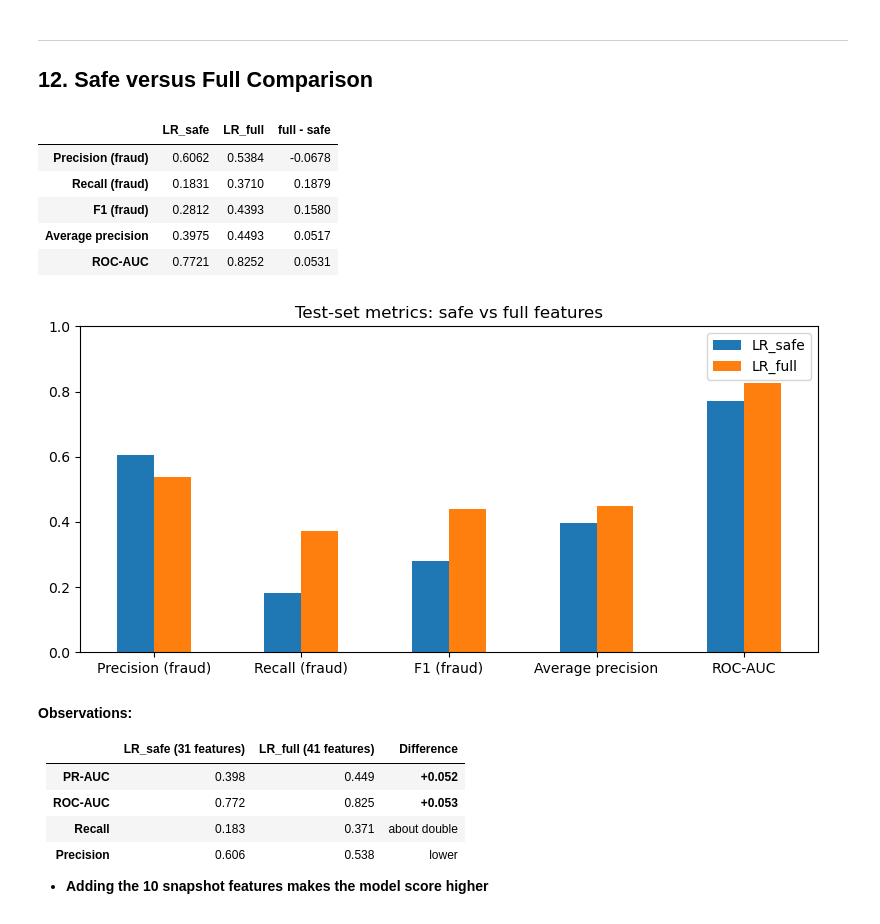
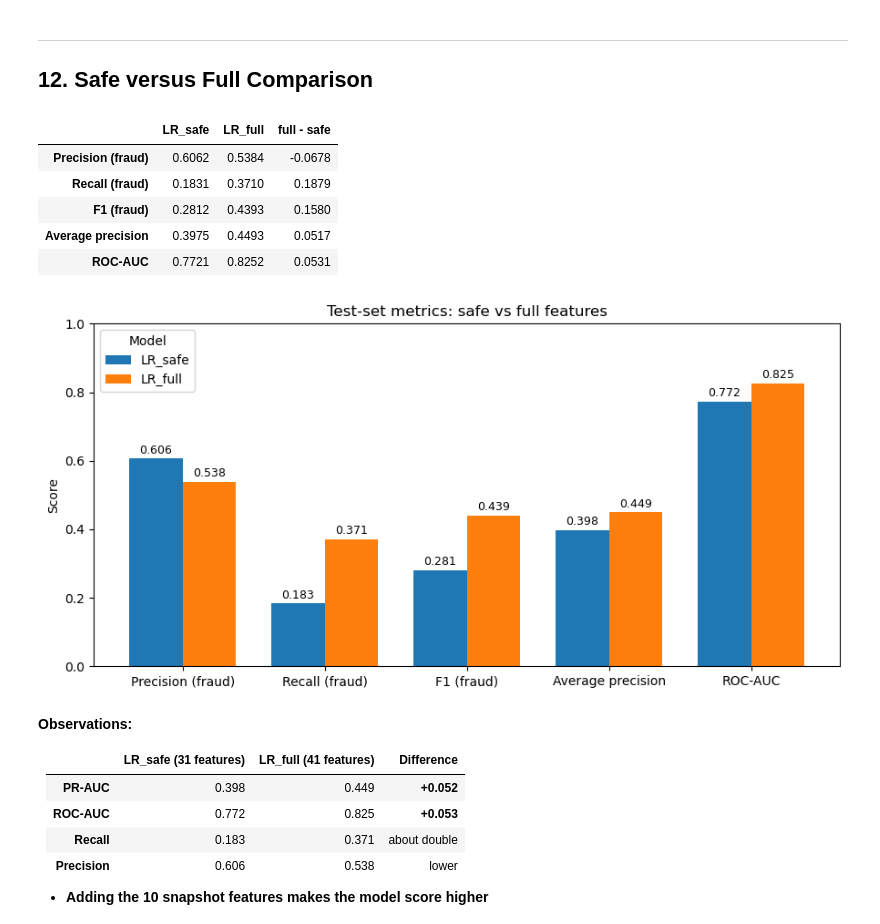
Before and after one commit to ABBYKETING/MLOps_CA1_group5, a Jupyter notebook: notebooks/logreg_yueliang.ipynb, the cells around one changed output. Drawn from its saved outputs; the diff is of its cells as text; code cells hidden in the pictures.

```diff
--- a/notebooks/logreg_yueliang.ipynb
+++ b/notebooks/logreg_yueliang.ipynb
@@ -429,22 +459,26 @@ display(Image(plots / "confusion_matrix_test.png"), Image(plots / "precision_rec
 # %%
 metrics = ["Precision (fraud)", "Recall (fraud)", "F1 (fraud)", "Average precision", "ROC-AUC"]
 diff = comparison.loc[metrics].astype(float)
 diff["full - safe"] = diff["LR_full"] - diff["LR_safe"]
-display(diff)
+display(diff.round(4))
 
-ax = diff[["LR_safe", "LR_full"]].plot.bar(figsize=(8, 4), rot=0)
+ax = diff[["LR_safe", "LR_full"]].plot.bar(figsize=(9, 4.5), rot=0, width=0.75)
+for bars in ax.containers:                      # one container per model (safe, full)
+    ax.bar_label(bars, fmt="%.3f", padding=2, fontsize=9)
 ax.set_title("Test-set metrics: safe vs full features")
+ax.set_ylabel("Score")
 ax.set_ylim(0, 1)
+ax.legend(title="Model", loc="upper left")
 plt.tight_layout()
 plt.show()
 # %% [output]
 |  | LR_safe | LR_full | full - safe |
 | Precision (fraud) | 0.6062 | 0.5384 | -0.0678 |
 | Recall (fraud) | 0.1831 | 0.3710 | 0.1879 |
 | F1 (fraud) | 0.2812 | 0.4393 | 0.1580 |
 | Average precision | 0.3975 | 0.4493 | 0.0517 |
 | ROC-AUC | 0.7721 | 0.8252 | 0.0531 |
-[figure, old version]
+[figure, new version]
 # %% [markdown]
 **Observations:**
 
```
Also changed, not shown: parts of 10 cells of this notebook.
